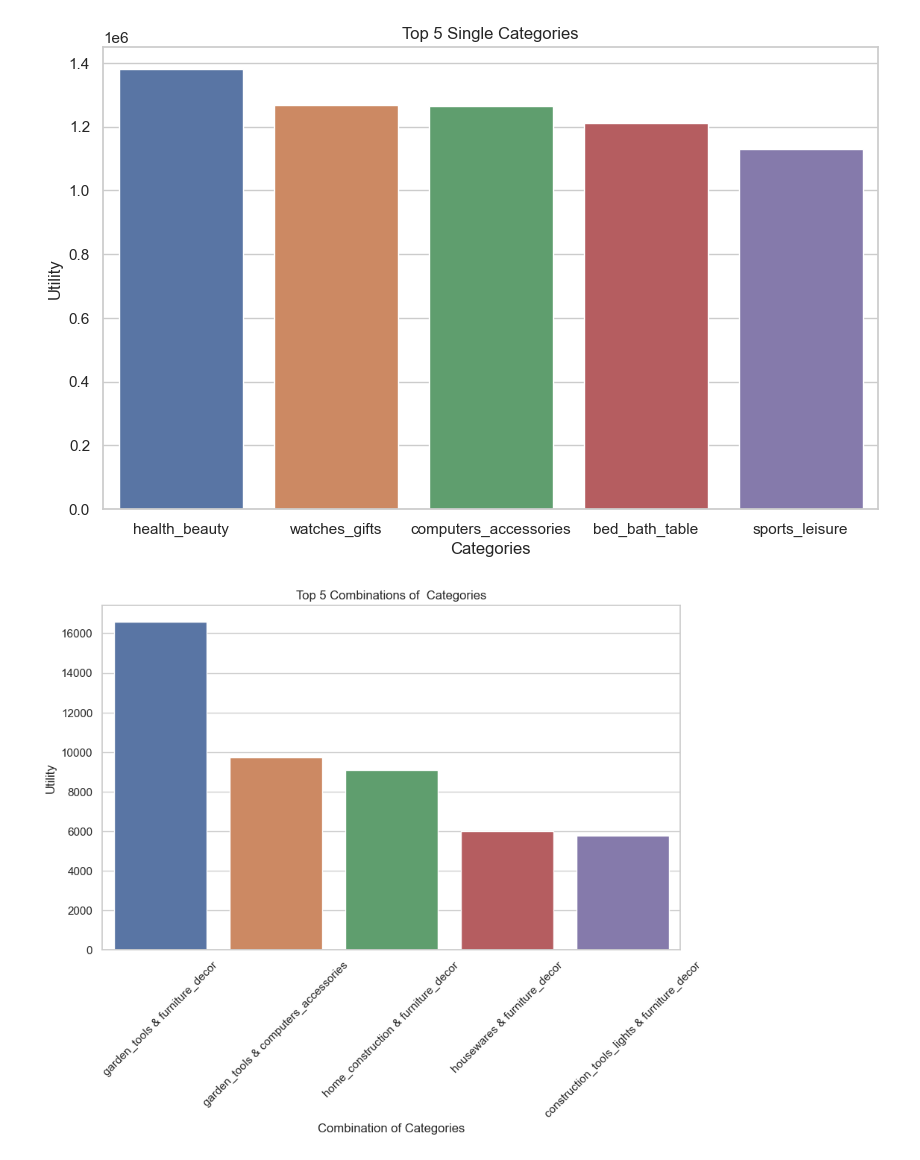
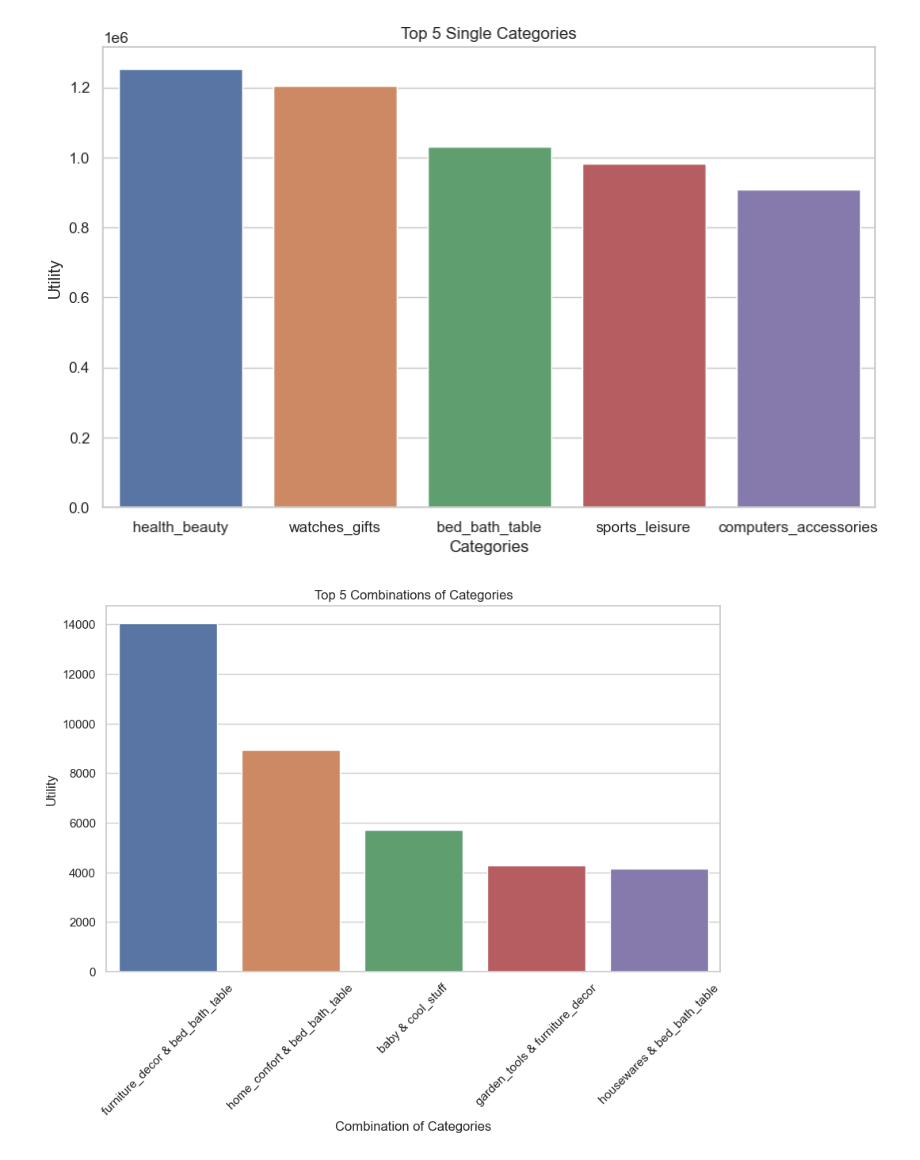
Before and after one commit to esvm4/225IS1401, a Jupyter notebook: Cross_FEACP/outputInterpretation.ipynb, the cells around one changed output. Saved outputs shown, nothing was run; the diff lists cells and outputs as text; code cells hidden in the pictures.

Commit message:
Fix output interpretation

```diff
--- a/Cross_FEACP/outputInterpretation.ipynb
+++ b/Cross_FEACP/outputInterpretation.ipynb
@@ -1,5 +1,5 @@
 # %%
-with open('./output.txt', 'r') as file:
+with open('./processing/output.txt', 'r') as file:
     data = file.readlines()
 
 combo_util_dict = {}
@@ -73,7 +73,7 @@ import pandas as pd
 import matplotlib.pyplot as plt
 import seaborn as sns
 # %%
-category_names = ['health_beauty', 'watches_gifts', 'computers_accessories', 'bed_bath_table', 'sports_leisure']
+category_names = ['health_beauty', 'watches_gifts', 'bed_bath_table', 'sports_leisure', 'computers_accessories']
 
 df = pd.DataFrame(top_5_single_categories, columns=['Category', 'Utility'])
 df['Category Name'] = category_names
@@ -87,24 +87,24 @@ plt.title('Top 5 Single Categories')
 plt.savefig('./imgs/cats.png', dpi=300, bbox_inches='tight')
 plt.show()
 # %% [output]
-[figure, old version]
+[figure, new version]
 # %%
-category_names = ['garden_tools & furniture_decor', 'garden_tools & computers_accessories', 'home_construction & furniture_decor', 'housewares & furniture_decor', 'construction_tools_lights & furniture_decor']
+category_names = ['furniture_decor & bed_bath_table', 'home_confort & bed_bath_table', 'baby & cool_stuff', 'garden_tools & furniture_decor', 'housewares & bed_bath_table']
 
 df = pd.DataFrame(top_5_combos_with_categories, columns=['Categories', 'Utility'])
 df['Category Name'] = category_names
 
 sns.set(style='whitegrid')
 plt.figure(figsize=(10, 6))
 sns.barplot(x='Category Name', y='Utility', data=df)
 plt.xlabel('Combination of Categories')
 plt.ylabel('Utility')
-plt.title('Top 5 Combinations of  Categories')
+plt.title('Top 5 Combinations of Categories')
 plt.xticks(rotation=45)
 plt.savefig('./imgs/cat_combos.png', dpi=300, bbox_inches='tight')
 plt.show()
 # %% [output]
-[figure, old version]
+[figure, new version]
 # %%
 df = pd.DataFrame(top_5_single_items, columns=['Item', 'Utility'])
 df['Item'] = df['Item'].apply(lambda x: str(x))
```
Also changed, not shown: parts of 3 cells of this notebook, 5 other files.
